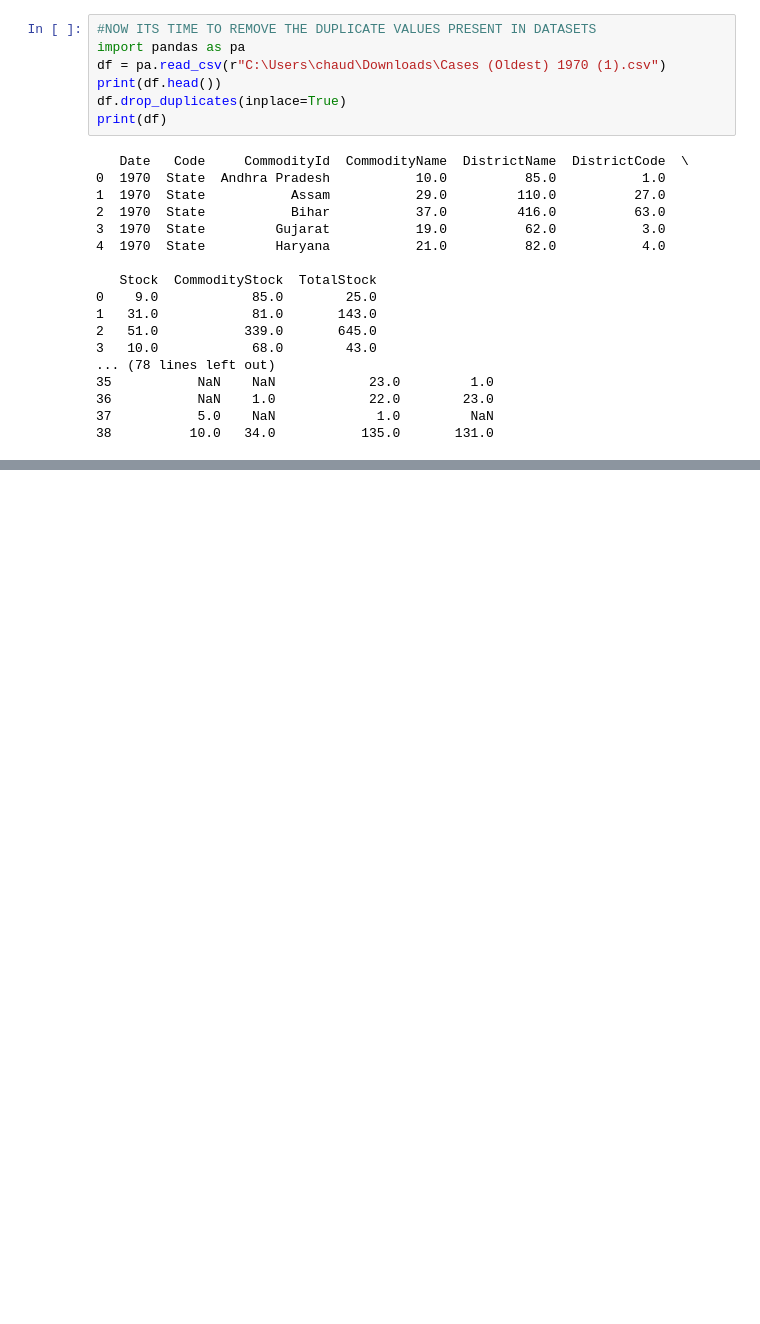
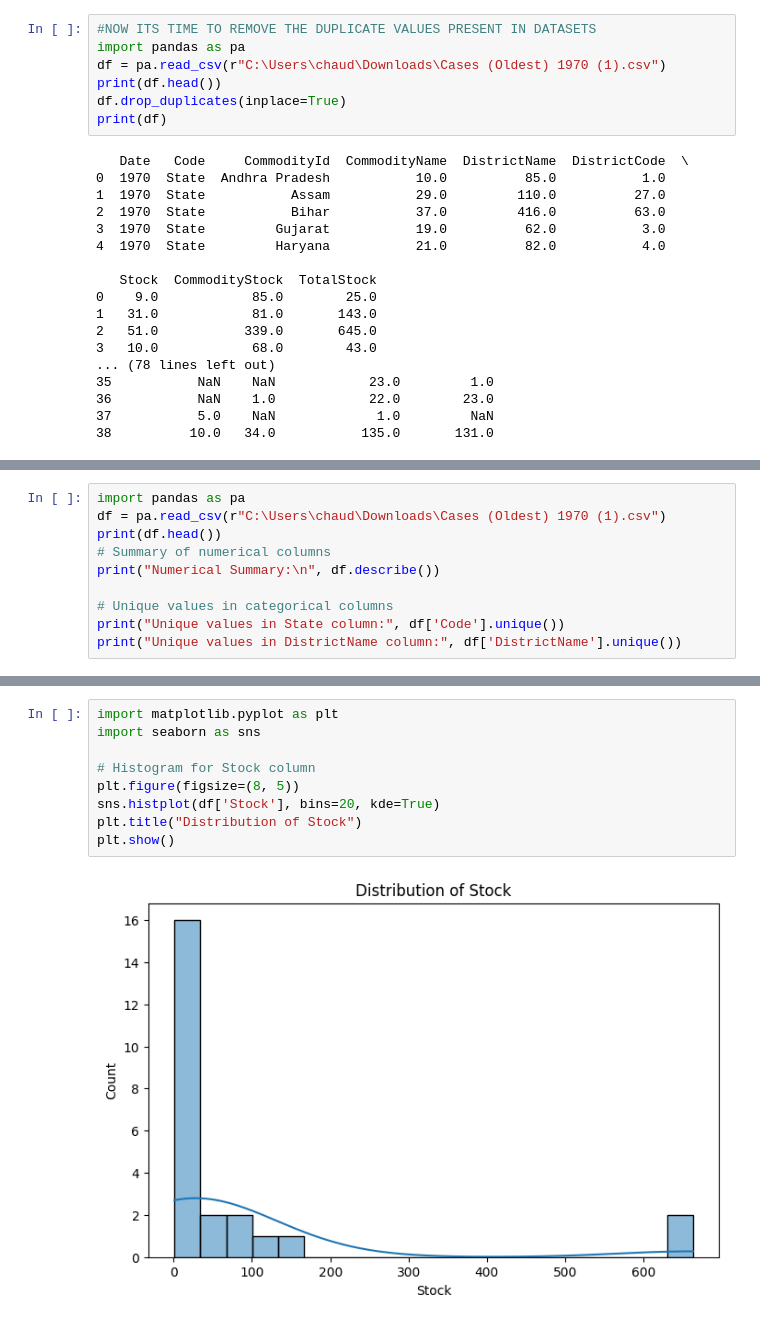
Before and after one commit to rajeshkumar121197/Future_Architects_30, a Jupyter notebook: file1.ipynb, the cells around one changed output, grey strips where cells are left out. Saved outputs shown, nothing was run; the diff lists cells and outputs as text; blank space fills up the shorter version.

```diff
--- a/file1.ipynb
+++ b/file1.ipynb
@@ -71,0 +106,10 @@ print(df)
+# %%
+import pandas as pa
+df = pa.read_csv(r"C:\Users\chaud\Downloads\Cases (Oldest) 1970 (1).csv")
+print(df.head())
+# Summary of numerical columns
+print("Numerical Summary:\n", df.describe())
+
+# Unique values in categorical columns
+print("Unique values in State column:", df['Code'].unique())
+print("Unique values in DistrictName column:", df['DistrictName'].unique())
@@ -71,0 +134,11 @@ print(df)
+# %%
+import matplotlib.pyplot as plt
+import seaborn as sns
+
+# Histogram for Stock column
+plt.figure(figsize=(8, 5))
+sns.histplot(df['Stock'], bins=20, kde=True)
+plt.title("Distribution of Stock")
+plt.show()
+# %% [output]
+[figure, added]
```
Also changed, not shown: parts of 4 cells of this notebook.
